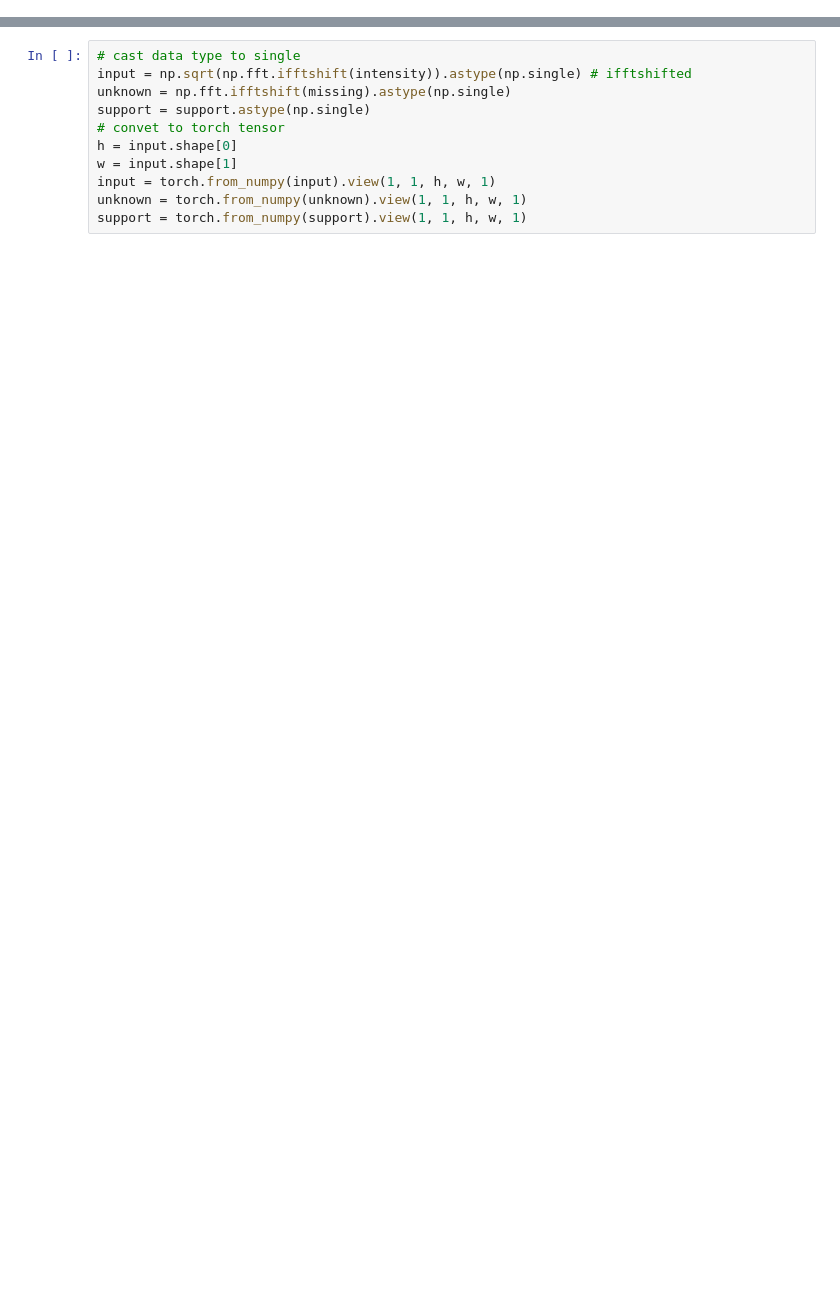
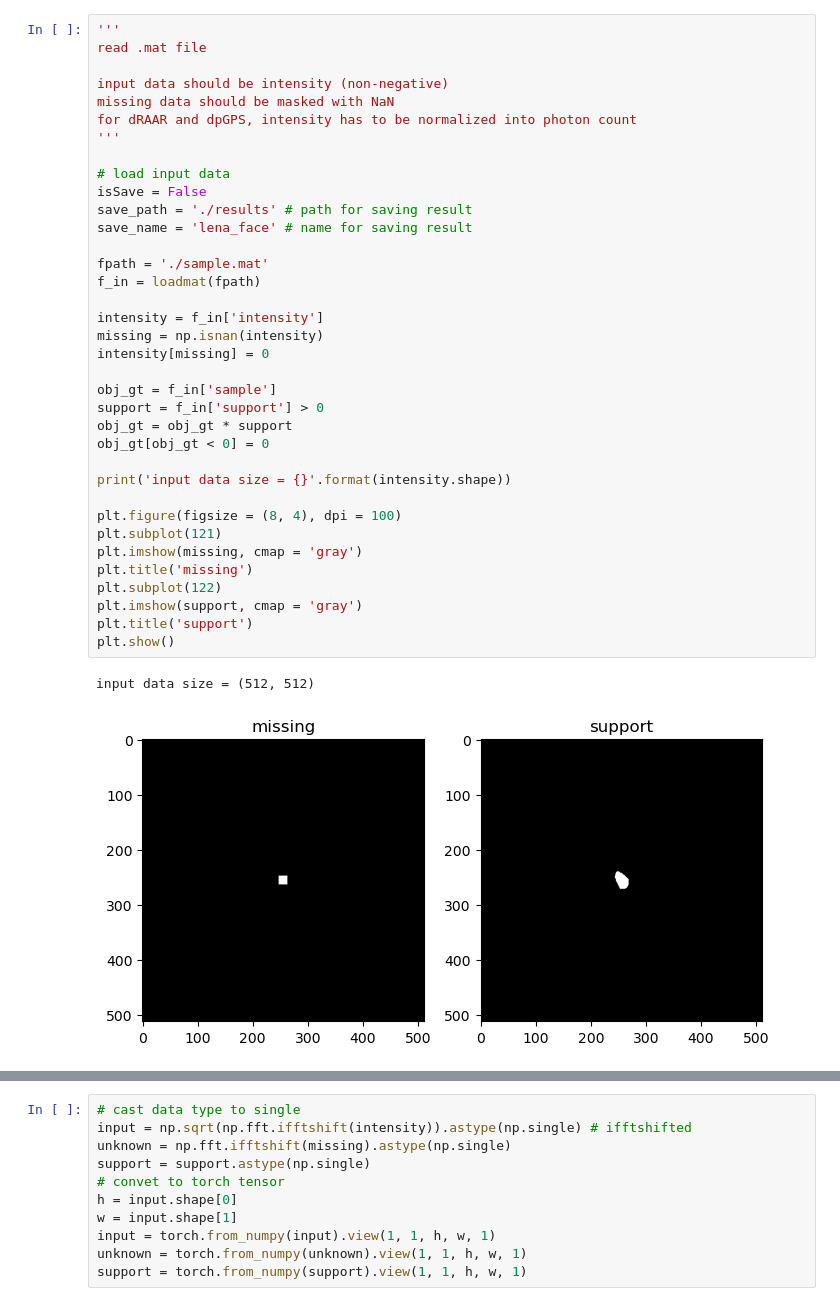
Before and after one commit to sungyun98/PhaseRetrieval, a Jupyter notebook: main.ipynb, the cells around one changed output, grey strips where cells are left out. Saved outputs shown, nothing was run; the diff lists cells and outputs as text; blank space fills up the shorter version.

```diff
--- a/main.ipynb
+++ b/main.ipynb
@@ -15,4 +16,43 @@ import matplotlib.pyplot as plt
 from scipy.io import loadmat, savemat
 
 from PRModule import *
+# %%
+'''
+read .mat file
+
+input data should be intensity (non-negative)
+missing data should be masked with NaN
+for dRAAR and dpGPS, intensity has to be normalized into photon count
+'''
+
+# load input data
+isSave = False
+save_path = './results' # path for saving result
+save_name = 'lena_face' # name for saving result
+
+fpath = './sample.mat'
+f_in = loadmat(fpath)
+
+intensity = f_in['intensity']
+missing = np.isnan(intensity)
+intensity[missing] = 0
+
+obj_gt = f_in['sample']
+support = f_in['support'] > 0
+obj_gt = obj_gt * support
+obj_gt[obj_gt < 0] = 0
+
+print('input data size = {}'.format(intensity.shape))
+
+plt.figure(figsize = (8, 4), dpi = 100)
+plt.subplot(121)
+plt.imshow(missing, cmap = 'gray')
+plt.title('missing')
+plt.subplot(122)
+plt.imshow(support, cmap = 'gray')
+plt.title('support')
+plt.show()
+# %% [output]
+input data size = (512, 512)
+[figure, added]
 # %%
```
Also changed, not shown: parts of 9 cells of this notebook, 5 other files.
